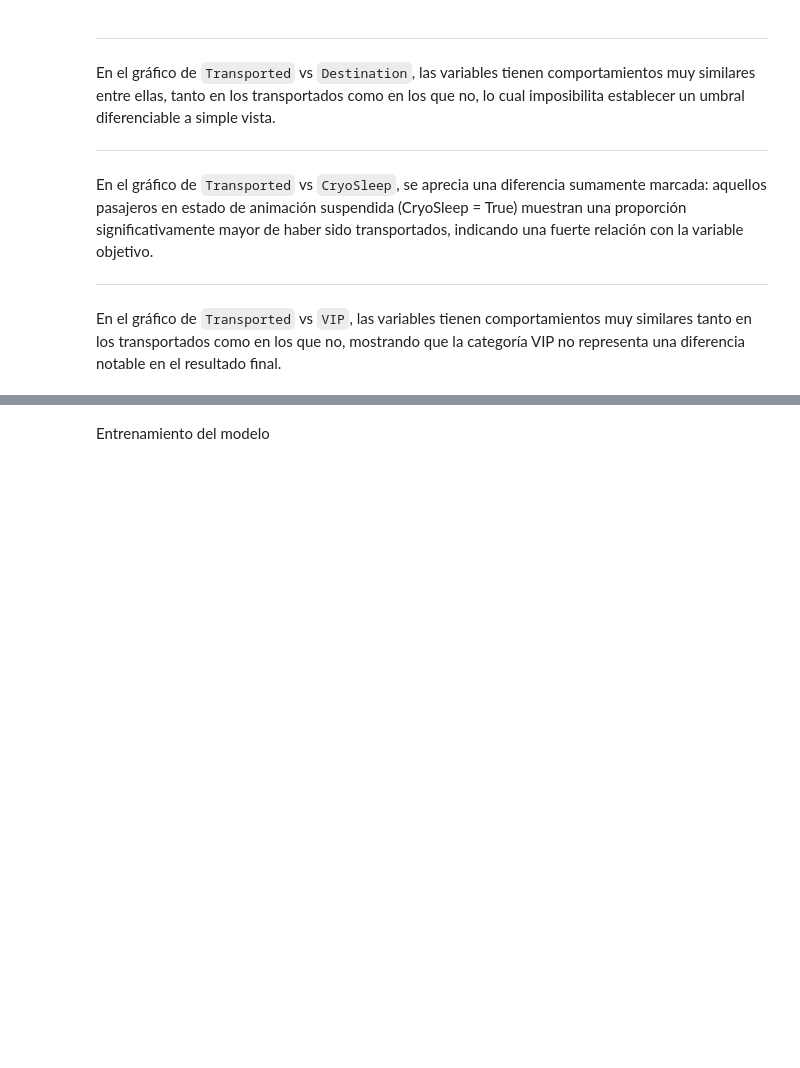
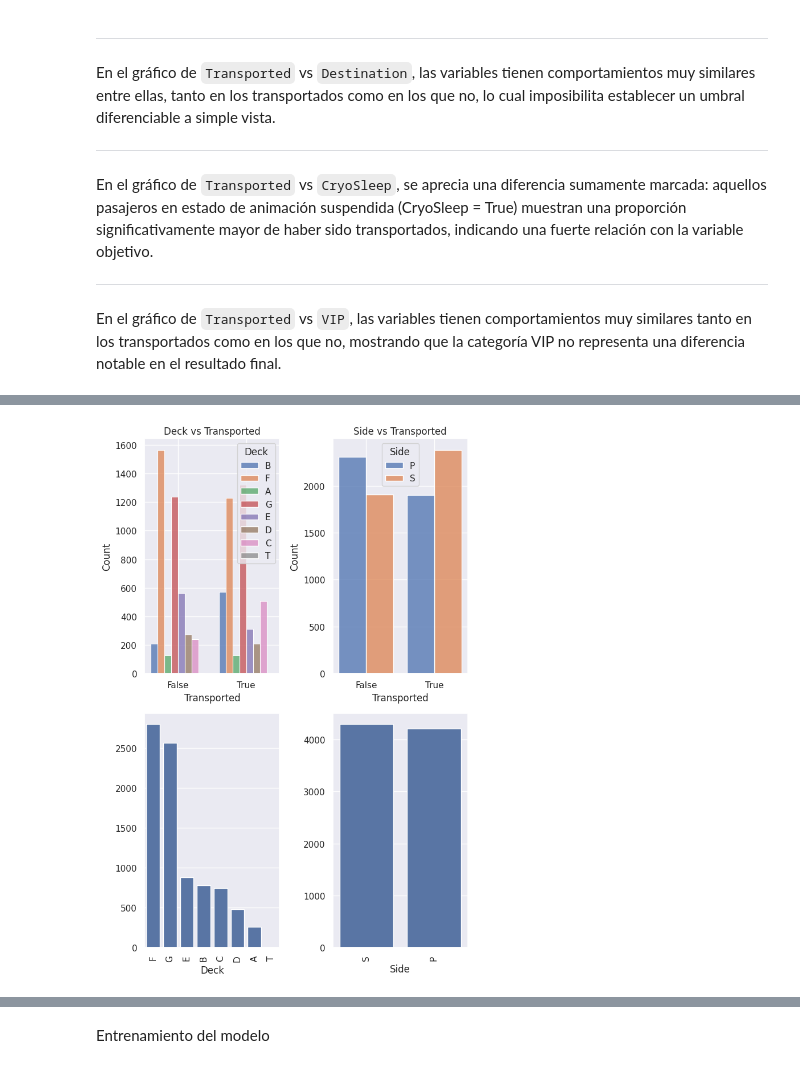
Before and after one commit to Sam-eb/Modelos-1-2026-2, a Jupyter notebook: Proyecto_Modelos_1.ipynb, the cells around one changed output, grey strips where cells are left out. Cells and saved outputs as stored; diff of their text form; code cells hidden in the pictures; blank space fills up the shorter version.

Commit message:
Se pulieron y condensaron los resultados

```diff
--- a/Proyecto_Modelos_1.ipynb
+++ b/Proyecto_Modelos_1.ipynb
@@ -196,15 +338,0 @@ Aclaramos que la variable Age tambien puede tener una relación fuerte con la va
-# %%
-from scipy.stats import pearsonr
-cols_numericas = data_set._get_numeric_data().columns
-
-resultados = []
-for i, col1 in enumerate(cols_numericas):
-    for col2 in cols_numericas[i+1:]:
-        datos = data_set[[col1, col2]].dropna()
-        if len(datos) > 1:
-            r, p = pearsonr(datos[col1], datos[col2])
-            resultados.append({'Variable 1': col1, 'Variable 2': col2, 'r': r, 'p_value': p})
-
-resultados_df = pd.DataFrame(resultados)
-resultados_df[resultados_df['p_value'] < 0.05]
-display(resultados_df[resultados_df['p_value'] < 0.05])
@@ -221,0 +391,6 @@ En esta celda de código podemos ver algunos de los valores únicos en las varia
+# %%
+data_set[["Deck","Cabin_Num","Side"]] = data_set["Cabin"].str.split("/", expand= True)
+data_set['Cabin_Num'] = pd.to_numeric(data_set['Cabin_Num'])
+data_set["Group"] = data_set["PassengerId"].str[0:4]
+tamano_grupo = data_set['Group'].value_counts()
+data_set['Group_Size'] = data_set['Group'].map(tamano_grupo)
@@ -221,0 +401,21 @@ En esta celda de código podemos ver algunos de los valores únicos en las varia
+# %%
+categorical_cols = ["Deck", "Side"]
+
+plt.figure(figsize=(20,10))
+for i, c in enumerate(categorical_cols):
+    plt.subplot(2, 6, i+1)
+    k = data_set[[c, "Transported"]].dropna().copy()
+    k[c] = k[c].astype(str)
+    k["Transported"] = k["Transported"].astype(str)
+    sns.histplot(data=k, x="Transported", hue=c, multiple="dodge", shrink=0.8)
+    plt.title(f"{c} vs Transported")
+
+    plt.subplot(2, 6, i+7)
+    vc = data_set[c].dropna().value_counts()
+    sns.barplot(x=vc.index, y=vc.values)
+    plt.xticks(range(len(vc)), vc.index, rotation="vertical")
+
+plt.tight_layout()
+plt.show()
+# %% [output]
+[figure, added]
```
Also changed, not shown: parts of 54 cells of this notebook.
